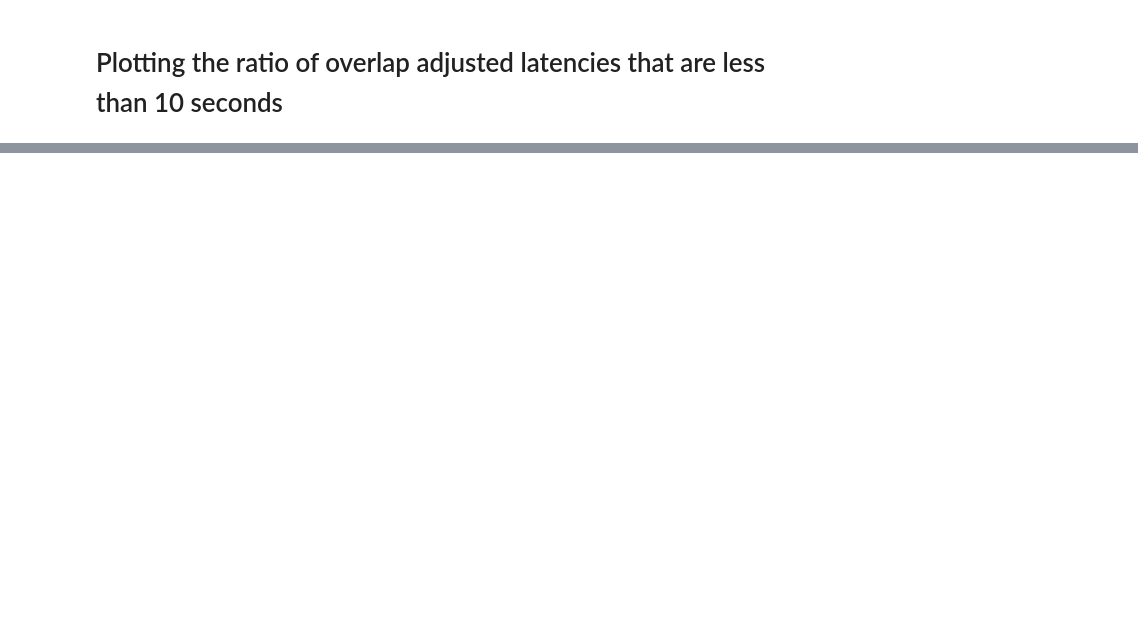
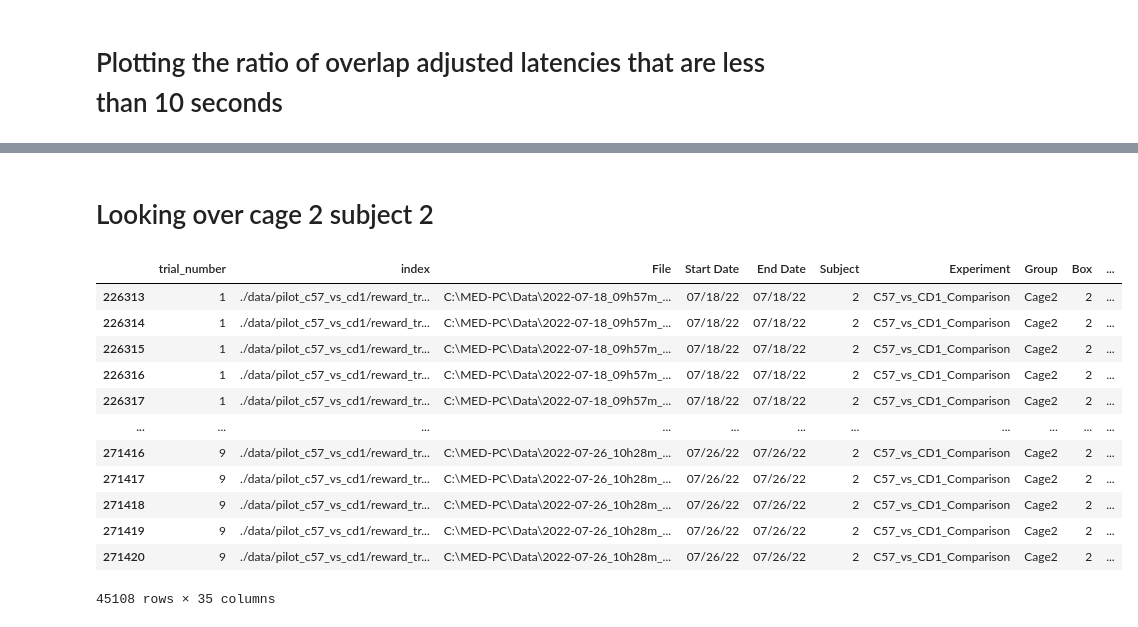
Before and after one commit to padillacoreanolab/behavioral_dataframe_processing, a Jupyter notebook: results/2022_07_20_repeated_id_fix/02_calculating_latencies.ipynb, the cells around one changed output, grey strips where cells are left out. Saved outputs shown, nothing was run; the diff lists cells and outputs as text; code cells hidden in the pictures; blank space fills up the shorter version.

Commit message:
nb: updated with july 27th data

```diff
--- a/results/2022_07_20_repeated_id_fix/02_calculating_latencies.ipynb
+++ b/results/2022_07_20_repeated_id_fix/02_calculating_latencies.ipynb
@@ -978,0 +999,18 @@ for cage in grouped_averaged_first_porty_entry_dataframe["cage"].unique():
+# %% [markdown]
+# Looking over cage 2 subject 2
+# %%
+recording_and_metadata_df[recording_and_metadata_df["cage_and_subject"] == "cage_2_subject_2"]
+# %% [output]
+|  | trial_number | index | File | Start Date | End Date | Subject | Experiment | Group | Box | ... |
+| 226313 | 1 | ./data/pilot_c57_vs_cd1/reward_tr... | C:\MED-PC\Data\2022-07-18_09h57m_... | 07/18/22 | 07/18/22 | 2 | C57_vs_CD1_Comparison | Cage2 | 2 | ... |
+| 226314 | 1 | ./data/pilot_c57_vs_cd1/reward_tr... | C:\MED-PC\Data\2022-07-18_09h57m_... | 07/18/22 | 07/18/22 | 2 | C57_vs_CD1_Comparison | Cage2 | 2 | ... |
+| 226315 | 1 | ./data/pilot_c57_vs_cd1/reward_tr... | C:\MED-PC\Data\2022-07-18_09h57m_... | 07/18/22 | 07/18/22 | 2 | C57_vs_CD1_Comparison | Cage2 | 2 | ... |
+| 226316 | 1 | ./data/pilot_c57_vs_cd1/reward_tr... | C:\MED-PC\Data\2022-07-18_09h57m_... | 07/18/22 | 07/18/22 | 2 | C57_vs_CD1_Comparison | Cage2 | 2 | ... |
+| 226317 | 1 | ./data/pilot_c57_vs_cd1/reward_tr... | C:\MED-PC\Data\2022-07-18_09h57m_... | 07/18/22 | 07/18/22 | 2 | C57_vs_CD1_Comparison | Cage2 | 2 | ... |
+| ... | ... | ... | ... | ... | ... | ... | ... | ... | ... | ... |
+| 271416 | 9 | ./data/pilot_c57_vs_cd1/reward_tr... | C:\MED-PC\Data\2022-07-26_10h28m_... | 07/26/22 | 07/26/22 | 2 | C57_vs_CD1_Comparison | Cage2 | 2 | ... |
+| 271417 | 9 | ./data/pilot_c57_vs_cd1/reward_tr... | C:\MED-PC\Data\2022-07-26_10h28m_... | 07/26/22 | 07/26/22 | 2 | C57_vs_CD1_Comparison | Cage2 | 2 | ... |
+| 271418 | 9 | ./data/pilot_c57_vs_cd1/reward_tr... | C:\MED-PC\Data\2022-07-26_10h28m_... | 07/26/22 | 07/26/22 | 2 | C57_vs_CD1_Comparison | Cage2 | 2 | ... |
+| 271419 | 9 | ./data/pilot_c57_vs_cd1/reward_tr... | C:\MED-PC\Data\2022-07-26_10h28m_... | 07/26/22 | 07/26/22 | 2 | C57_vs_CD1_Comparison | Cage2 | 2 | ... |
+| 271420 | 9 | ./data/pilot_c57_vs_cd1/reward_tr... | C:\MED-PC\Data\2022-07-26_10h28m_... | 07/26/22 | 07/26/22 | 2 | C57_vs_CD1_Comparison | Cage2 | 2 | ... |
+45108 rows × 35 columns
```
Also changed, not shown: parts of 36 cells of this notebook, 2 other files.
